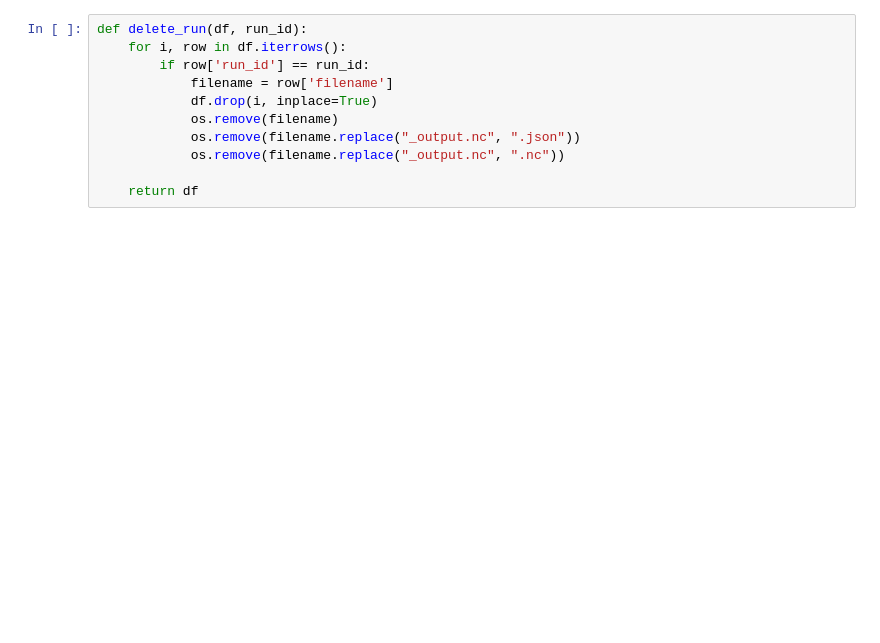
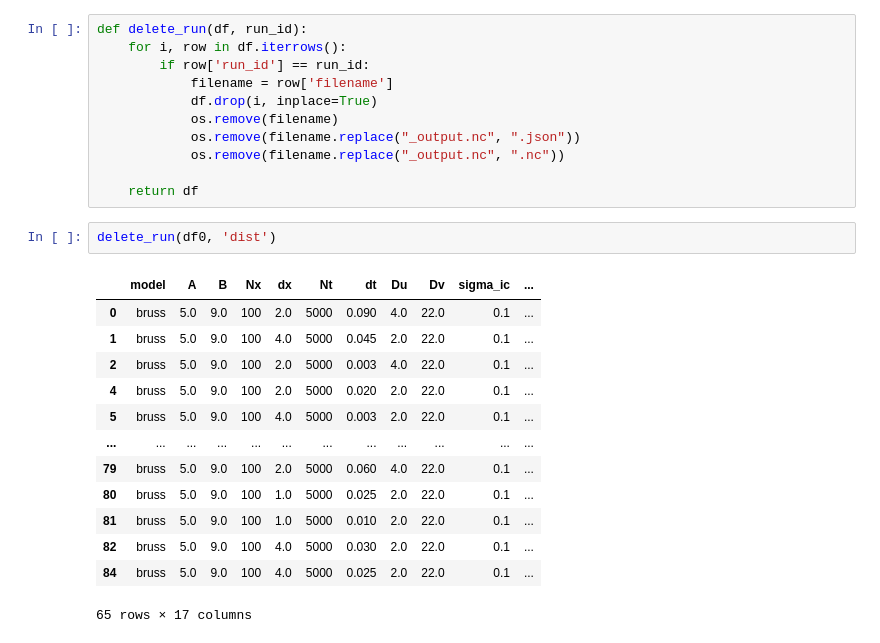
Before and after one commit to valentinvogt/pde-solvers-cuda, a Jupyter notebook: analysis/test.ipynb, the cells around one changed output. Saved outputs shown, nothing was run; the diff lists cells and outputs as text; blank space fills up the shorter version.

```diff
--- a/analysis/test.ipynb
+++ b/analysis/test.ipynb
@@ -55,3 +66,19 @@ def delete_run(df, run_id):
             os.remove(filename.replace("_output.nc", ".nc"))
 
     return df
+# %%
+delete_run(df0, 'dist')
+# %% [output]
+|  | model | A | B | Nx | dx | Nt | dt | Du | Dv | sigma_ic | ... |
+| 0 | bruss | 5.0 | 9.0 | 100 | 2.0 | 5000 | 0.090 | 4.0 | 22.0 | 0.1 | ... |
+| 1 | bruss | 5.0 | 9.0 | 100 | 4.0 | 5000 | 0.045 | 2.0 | 22.0 | 0.1 | ... |
+| 2 | bruss | 5.0 | 9.0 | 100 | 2.0 | 5000 | 0.003 | 4.0 | 22.0 | 0.1 | ... |
+| 4 | bruss | 5.0 | 9.0 | 100 | 2.0 | 5000 | 0.020 | 2.0 | 22.0 | 0.1 | ... |
+| 5 | bruss | 5.0 | 9.0 | 100 | 4.0 | 5000 | 0.003 | 2.0 | 22.0 | 0.1 | ... |
+| ... | ... | ... | ... | ... | ... | ... | ... | ... | ... | ... | ... |
+| 79 | bruss | 5.0 | 9.0 | 100 | 2.0 | 5000 | 0.060 | 4.0 | 22.0 | 0.1 | ... |
+| 80 | bruss | 5.0 | 9.0 | 100 | 1.0 | 5000 | 0.025 | 2.0 | 22.0 | 0.1 | ... |
+| 81 | bruss | 5.0 | 9.0 | 100 | 1.0 | 5000 | 0.010 | 2.0 | 22.0 | 0.1 | ... |
+| 82 | bruss | 5.0 | 9.0 | 100 | 4.0 | 5000 | 0.030 | 2.0 | 22.0 | 0.1 | ... |
+| 84 | bruss | 5.0 | 9.0 | 100 | 4.0 | 5000 | 0.025 | 2.0 | 22.0 | 0.1 | ... |
+65 rows × 17 columns
```
Also changed, not shown: parts of 3 cells of this notebook, 4 other files.
